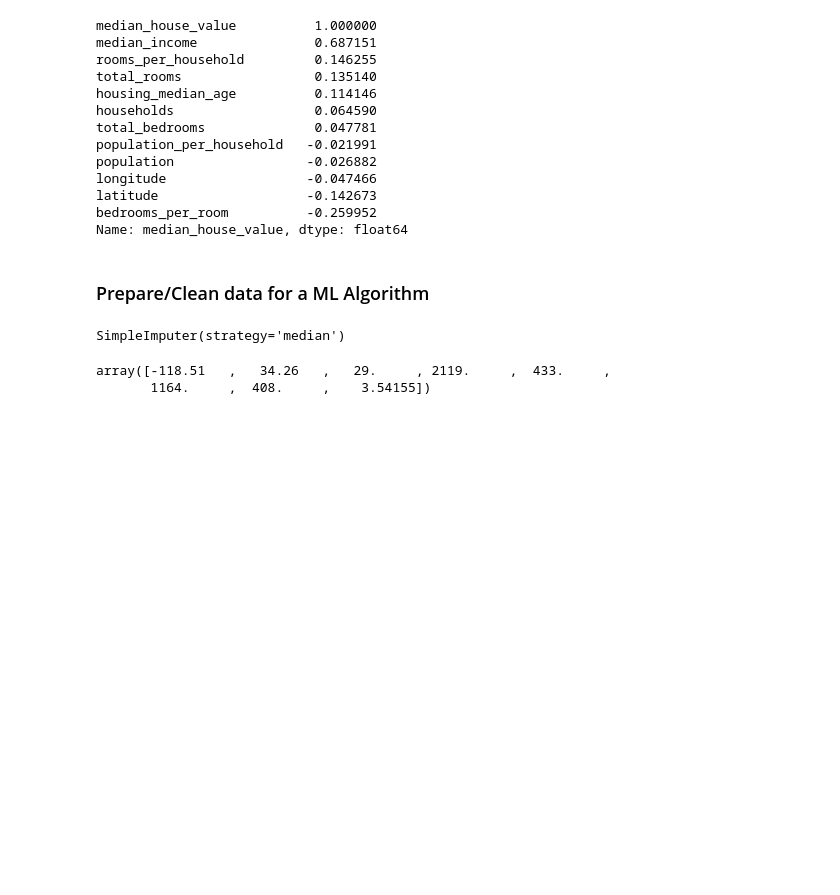
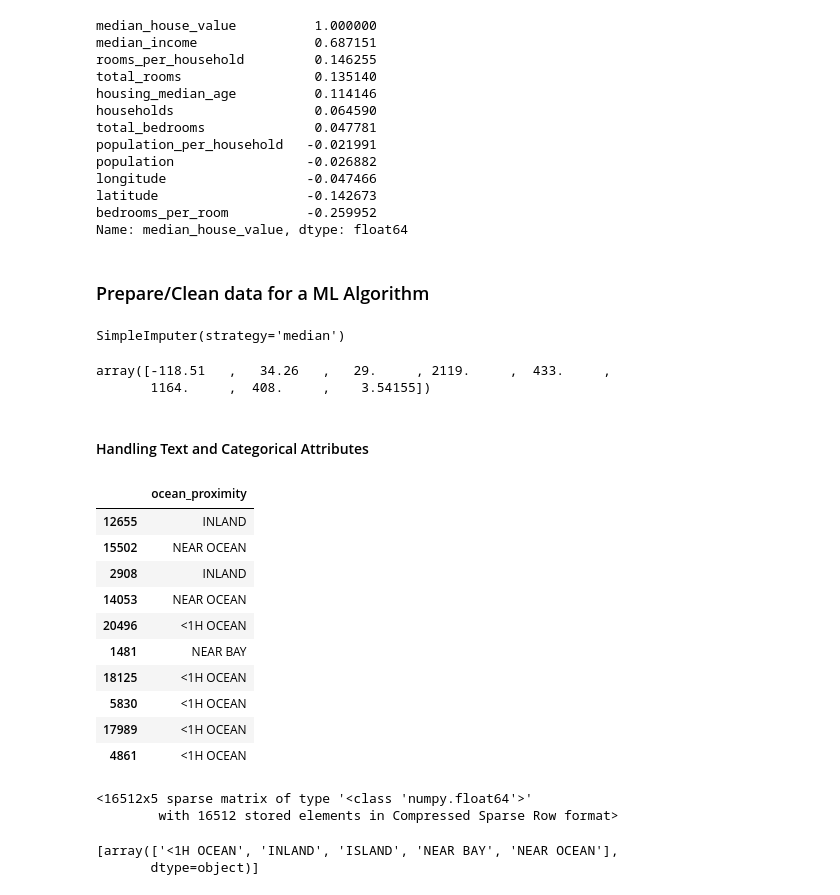
Before and after one commit to Jzweifel15/Housing-HoML, a Jupyter notebook: Housing.ipynb, the cells around one changed output. Drawn from its saved outputs; the diff is of its cells as text; code cells hidden in the pictures; blank space fills up the shorter version.

```diff
--- a/Housing.ipynb
+++ b/Housing.ipynb
@@ -266,3 +268,38 @@ imputer.statistics_
 # %% [output]
 array([-118.51   ,   34.26   ,   29.     , 2119.     ,  433.     ,
        1164.     ,  408.     ,    3.54155])
+# %% [markdown]
+#### Handling Text and Categorical Attributes
+# %%
+# Taking a look at the first 10 instances of the
+# `ocean_proximity` attribute
+housing_cat = housing[["ocean_proximity"]]
+housing_cat.head(10)
+# %% [output]
+|  | ocean_proximity |
+| 12655 | INLAND |
+| 15502 | NEAR OCEAN |
+| 2908 | INLAND |
+| 14053 | NEAR OCEAN |
+| 20496 | <1H OCEAN |
+| 1481 | NEAR BAY |
+| 18125 | <1H OCEAN |
+| 5830 | <1H OCEAN |
+| 17989 | <1H OCEAN |
+| 4861 | <1H OCEAN |
+# %%
+# Transform categorical data to numerical data
+from sklearn.preprocessing import OneHotEncoder
+
+cat_encoder = OneHotEncoder()
+housing_cat_1hot = cat_encoder.fit_transform(housing_cat)
+housing_cat_1hot
+# %% [output]
+<16512x5 sparse matrix of type '<class 'numpy.float64'>'
+        with 16512 stored elements in Compressed Sparse Row format>
+# %%
+# Get the list of categories
+cat_encoder.categories_
+# %% [output]
+[array(['<1H OCEAN', 'INLAND', 'ISLAND', 'NEAR BAY', 'NEAR OCEAN'],
+       dtype=object)]
```
Also changed, not shown: parts of 3 cells of this notebook.
